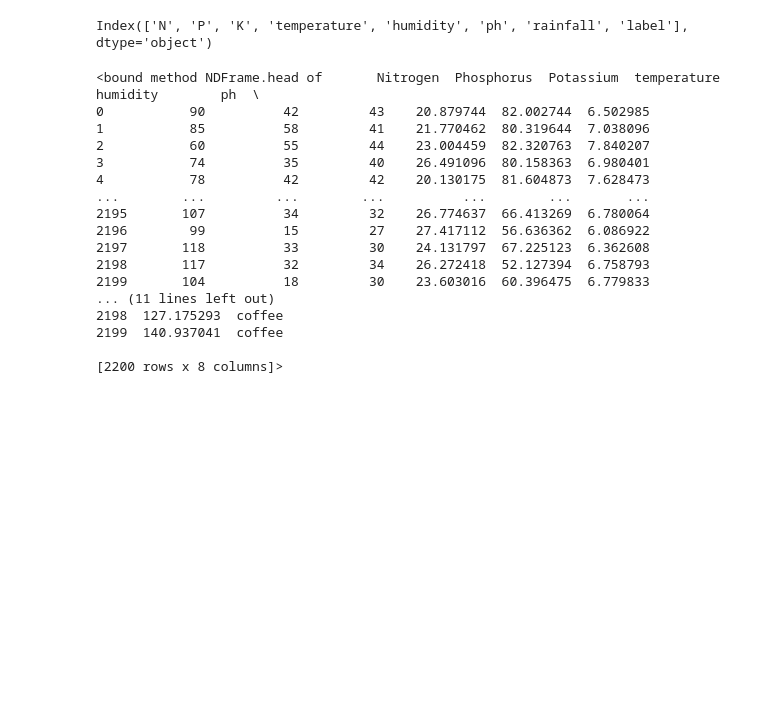
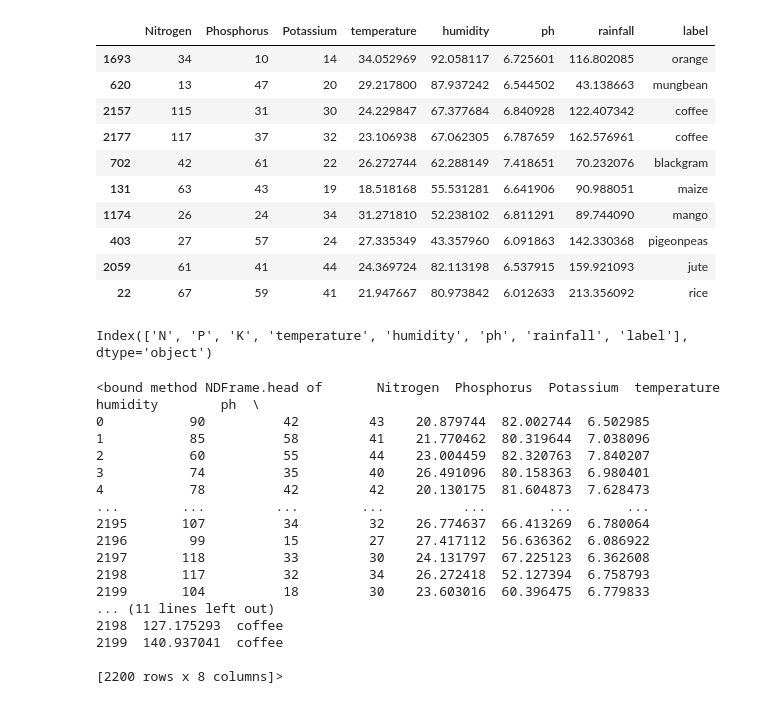
Before and after one commit to Adityapandey3460/crop-recomendation, a Jupyter notebook: model-training/ML_Model.ipynb, the cells around one changed output. Drawn from its saved outputs; the diff is of its cells as text; code cells hidden in the pictures; blank space fills up the shorter version.

```diff
--- a/model-training/ML_Model.ipynb
+++ b/model-training/ML_Model.ipynb
@@ -3,6 +3,20 @@ import pandas as pd
 import numpy as np
 # %%
 data = pd.read_csv('Crop_recommendation.csv')
+# %%
+data.sample(10)
+# %% [output]
+|  | Nitrogen | Phosphorus | Potassium | temperature | humidity | ph | rainfall | label |
+| 1693 | 34 | 10 | 14 | 34.052969 | 92.058117 | 6.725601 | 116.802085 | orange |
+| 620 | 13 | 47 | 20 | 29.217800 | 87.937242 | 6.544502 | 43.138663 | mungbean |
+| 2157 | 115 | 31 | 30 | 24.229847 | 67.377684 | 6.840928 | 122.407342 | coffee |
+| 2177 | 117 | 37 | 32 | 23.106938 | 67.062305 | 6.787659 | 162.576961 | coffee |
+| 702 | 42 | 61 | 22 | 26.272744 | 62.288149 | 7.418651 | 70.232076 | blackgram |
+| 131 | 63 | 43 | 19 | 18.518168 | 55.531281 | 6.641906 | 90.988051 | maize |
+| 1174 | 26 | 24 | 34 | 31.271810 | 52.238102 | 6.811291 | 89.744090 | mango |
+| 403 | 27 | 57 | 24 | 27.335349 | 43.357960 | 6.091863 | 142.330368 | pigeonpeas |
+| 2059 | 61 | 41 | 44 | 24.369724 | 82.113198 | 6.537915 | 159.921093 | jute |
+| 22 | 67 | 59 | 41 | 21.947667 | 80.973842 | 6.012633 | 213.356092 | rice |
 # %%
 data.columns
 # %% [output]
```
Also changed, not shown: parts of 3 cells of this notebook, 2 other files.
